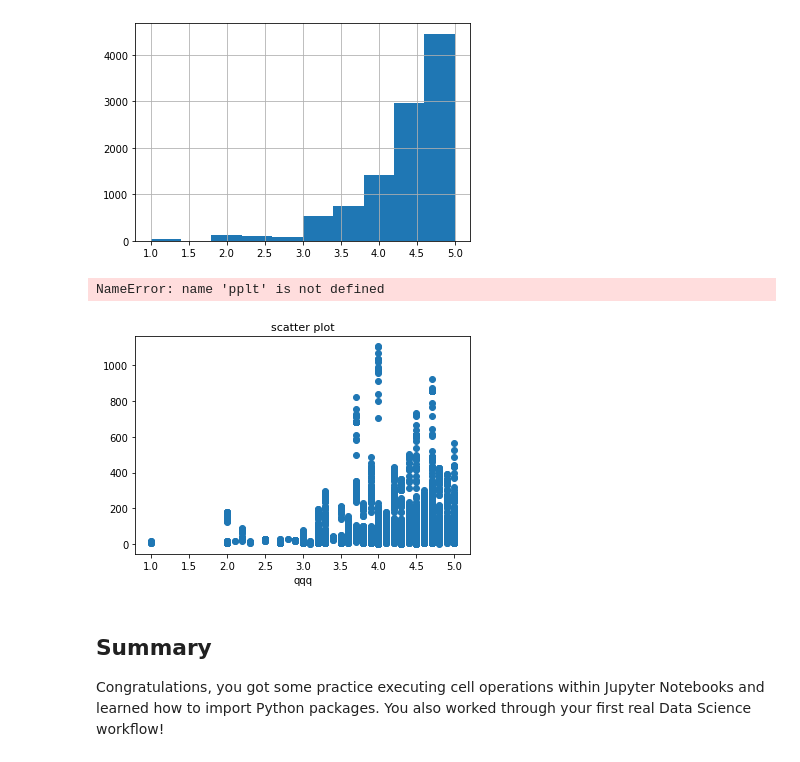
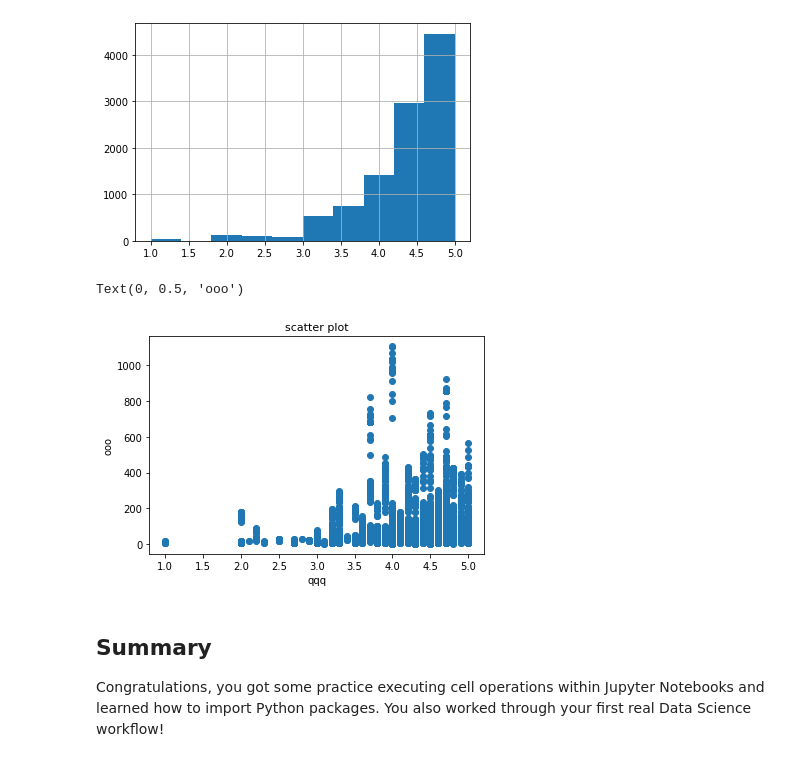
Before and after one commit to gywooo1/dsc-first-codealong-hbs-ds-060120, a Jupyter notebook: index.ipynb, the cells around one changed output. Cells and saved outputs as stored; diff of their text form; code cells hidden in the pictures.

```diff
--- a/index.ipynb
+++ b/index.ipynb
@@ -332,12 +332,12 @@ df.play_star_rating.hist()
 # %%
 #Your code here
 plt.scatter(df.play_star_rating, df.list_price)
-plt.title('scatter plot', fontsize = 11)
+plt.title('scatter plot', fontsize = 11, color=re)
 plt.xlabel('qqq')
-pplt.ylabel('ooo')
+plt.ylabel('ooo')
 # %% [output]
-NameError: name 'pplt' is not defined
+Text(0, 0.5, 'ooo')
-[figure, old version]
+[figure, new version]
 # %% [markdown]
 ## Summary
 
```
